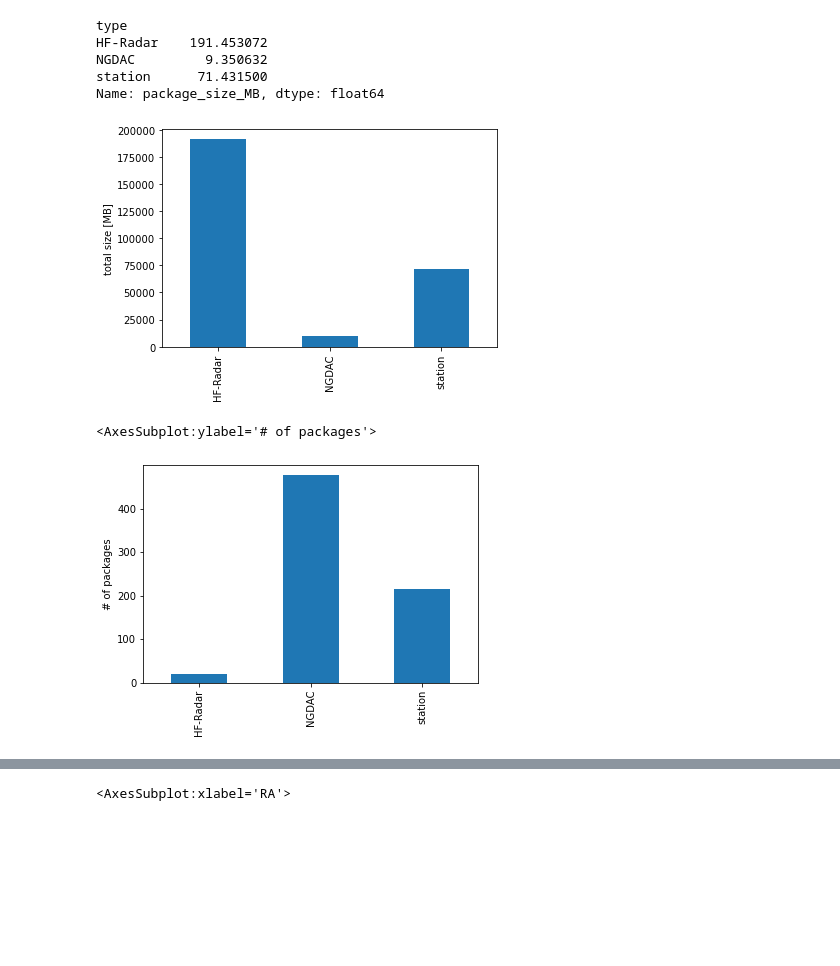
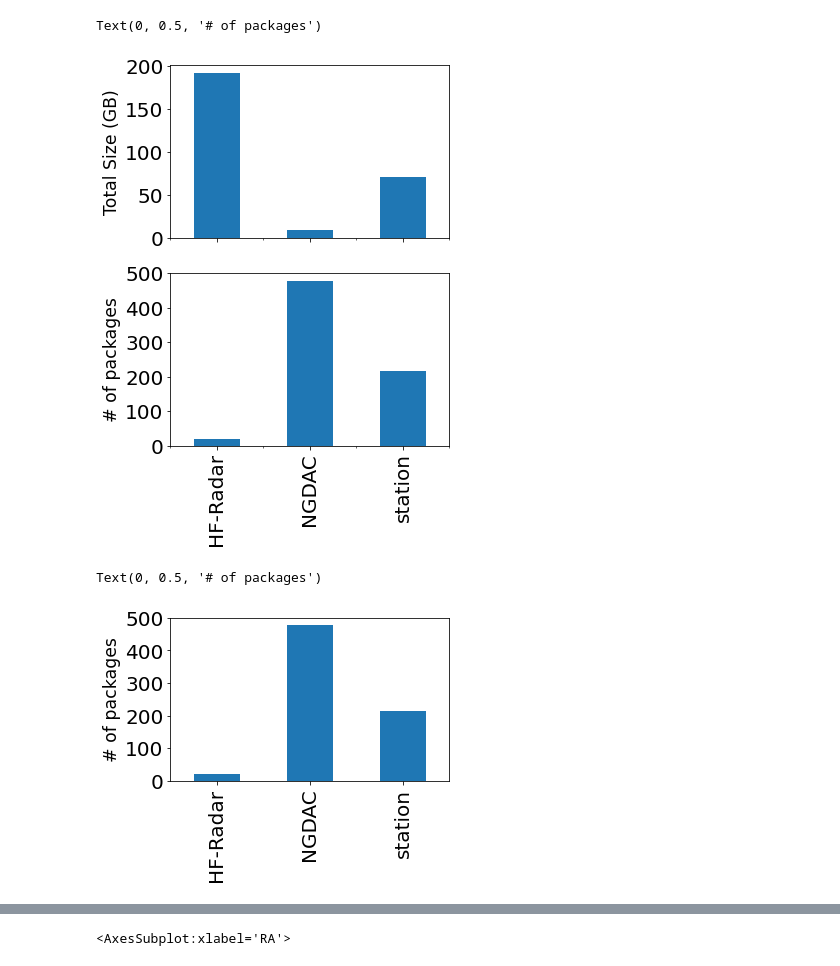
Before and after one commit to MathewBiddle/nceipy, a Jupyter notebook: notebooks/ncei_metadata_collection.ipynb, the cells around one changed output, grey strips where cells are left out. Drawn from its saved outputs; the diff is of its cells as text; code cells hidden in the pictures; blank space fills up the shorter version.

```diff
--- a/notebooks/ncei_metadata_collection.ipynb
+++ b/notebooks/ncei_metadata_collection.ipynb
@@ -100,7 +100,7 @@ for url in df.Link_Xml:
             if thesaurus_name.text == 'NODC SUBMITTING INSTITUTION NAMES THESAURUS':
                 ra = md_kwrds.find('.//gmd:keyword/gmx:Anchor',ns).text
 
-    df.loc[df.Link_Xml == url, ['package_size_MB', 'RA']] = [float(size), ra]
+    df.loc[df.Link_Xml == url, ['package_size_MB', 'package_size_GB', 'RA']] = [float(size), float(size)*0.001, ra]
 # %%
 df.tail()
 # %% [output]
@@ -118,17 +118,38 @@ df.loc[df['type'].isnull(), 'type'] = 'station'
 df_group = df.groupby(by=['type'])
 # %%
 import matplotlib.pyplot as plt
-ax = df_group['package_size_MB'].sum().plot(kind='bar',ylabel='total size [MB]', xlabel='')
-df_group['package_size_MB'].sum()*0.001
+
+fig, ax = plt.subplots(nrows = 2,
+                       ncols = 1,
+                       figsize = (5, 7),
+                       sharex = True,
+                      )
+
+
+df_group['package_size_GB'].sum().plot(kind='bar',
+                                       xlabel='',
+                                       fontsize=20,
+                                       ax=ax[0])
+ax[0].set_ylabel('Total Size (GB)',
+                 fontsize='xx-large')
+
+#df_group['package_size_MB'].sum()*0.001
+
+df_group['package_size_MB'].count().plot(kind='bar',
+                                         xlabel='',
+                                         fontsize=20,
+                                         ax=ax[1])
+
+ax[1].set_ylabel('# of packages',
+                 fontsize='xx-large')
 # %% [output]
-type
-HF-Radar    191.453072
-NGDAC         9.350632
-station      71.431500
-Name: package_size_MB, dtype: float64
+Text(0, 0.5, '# of packages')
-[figure, old version]
+[figure, new version]
 # %%
-df_group['package_size_MB'].count().plot(kind='bar',ylabel='# of packages', xlabel='')
+import matplotlib.pyplot as plt
+fig, ax = plt.subplots(figsize=(5, 3))
+df_group['package_size_MB'].count().plot(kind='bar', xlabel='', fontsize=20, ax=ax)
+ax.set_ylabel('# of packages', fontsize='xx-large')
 # %% [output]
-<AxesSubplot:ylabel='# of packages'>
+Text(0, 0.5, '# of packages')
-[figure, old version]
+[figure, new version]
```
Also changed, not shown: parts of 4 cells of this notebook, 2 other files.
